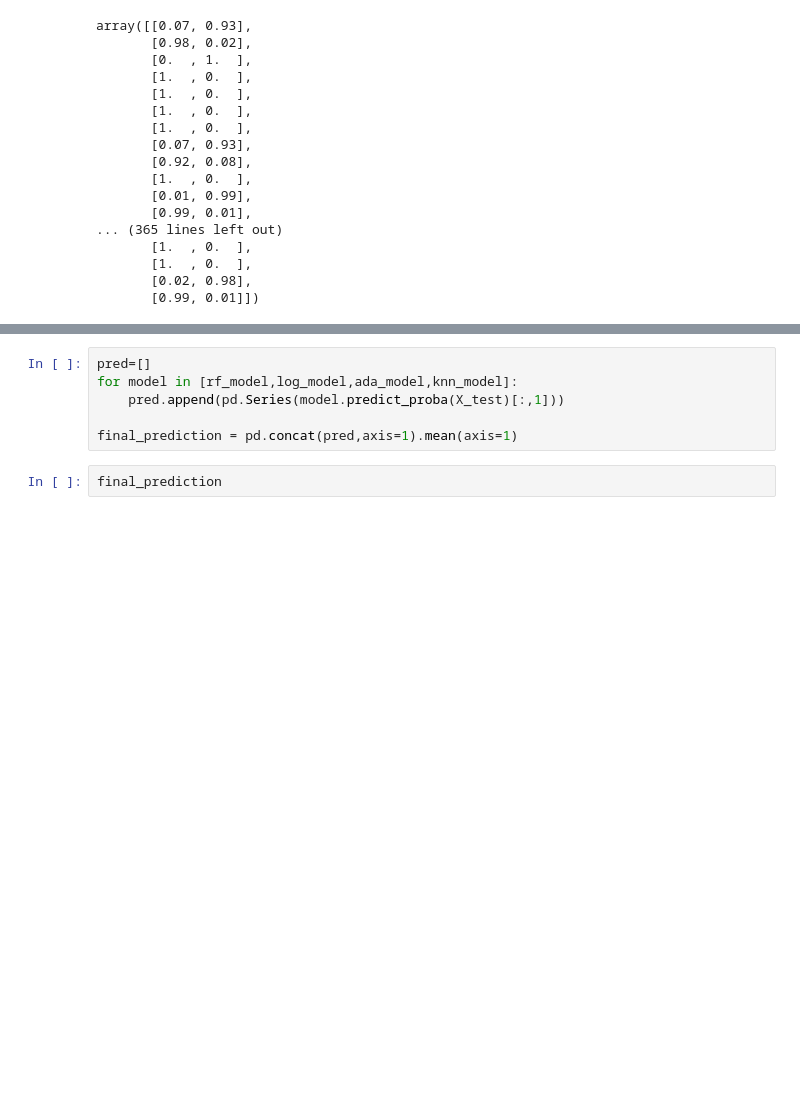
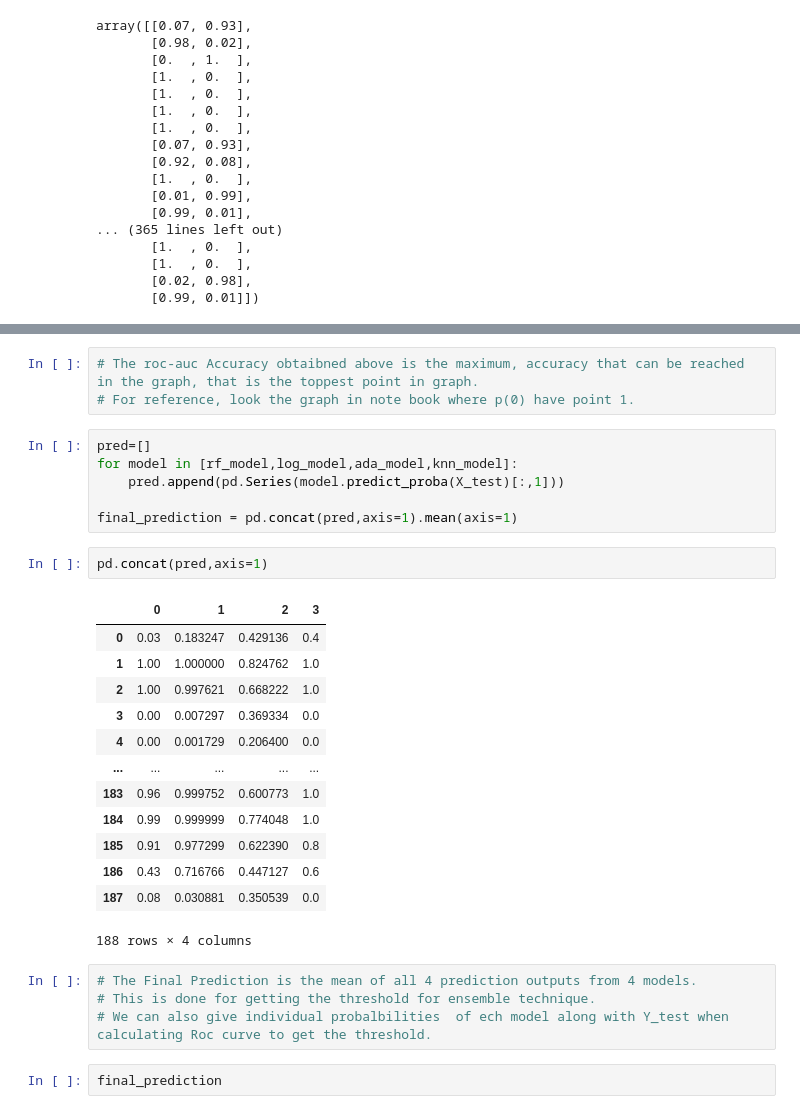
Before and after one commit to Amalvs007/Machine_Learning_Modules, a Jupyter notebook: Supervised Learning/AUC/ROC_AUC_Mine.ipynb, the cells around one changed output, grey strips where cells are left out. Drawn from its saved outputs; the diff is of its cells as text; blank space fills up the shorter version.

```diff
--- a/Supervised Learning/AUC/ROC_AUC_Mine.ipynb
+++ b/Supervised Learning/AUC/ROC_AUC_Mine.ipynb
@@ -120,9 +120,32 @@ KNN Classifier testing ROC-AUC Accuracy is : 0.9929690391020106
+# %%
+# The roc-auc Accuracy obtaibned above is the maximum, accuracy that can be reached in the graph, that is the toppest point in graph.
+# For reference, look the graph in note book where p(0) have point 1.
 # %%
 pred=[]
 for model in [rf_model,log_model,ada_model,knn_model]:
     pred.append(pd.Series(model.predict_proba(X_test)[:,1]))
 
 final_prediction = pd.concat(pred,axis=1).mean(axis=1)
+# %%
+pd.concat(pred,axis=1)
+# %% [output]
+|  | 0 | 1 | 2 | 3 |
+| 0 | 0.03 | 0.183247 | 0.429136 | 0.4 |
+| 1 | 1.00 | 1.000000 | 0.824762 | 1.0 |
+| 2 | 1.00 | 0.997621 | 0.668222 | 1.0 |
+| 3 | 0.00 | 0.007297 | 0.369334 | 0.0 |
+| 4 | 0.00 | 0.001729 | 0.206400 | 0.0 |
+| ... | ... | ... | ... | ... |
+| 183 | 0.96 | 0.999752 | 0.600773 | 1.0 |
+| 184 | 0.99 | 0.999999 | 0.774048 | 1.0 |
+| 185 | 0.91 | 0.977299 | 0.622390 | 0.8 |
+| 186 | 0.43 | 0.716766 | 0.447127 | 0.6 |
+| 187 | 0.08 | 0.030881 | 0.350539 | 0.0 |
+188 rows × 4 columns
+# %%
+# The Final Prediction is the mean of all 4 prediction outputs from 4 models.
+# This is done for getting the threshold for ensemble technique.
+# We can also give individual probalbilities  of ech model along with Y_test when calculating Roc curve to get the threshold.
 # %%
 final_prediction
 # %% [output]
```
Also changed, not shown: parts of 5 cells of this notebook, 6 other files.
